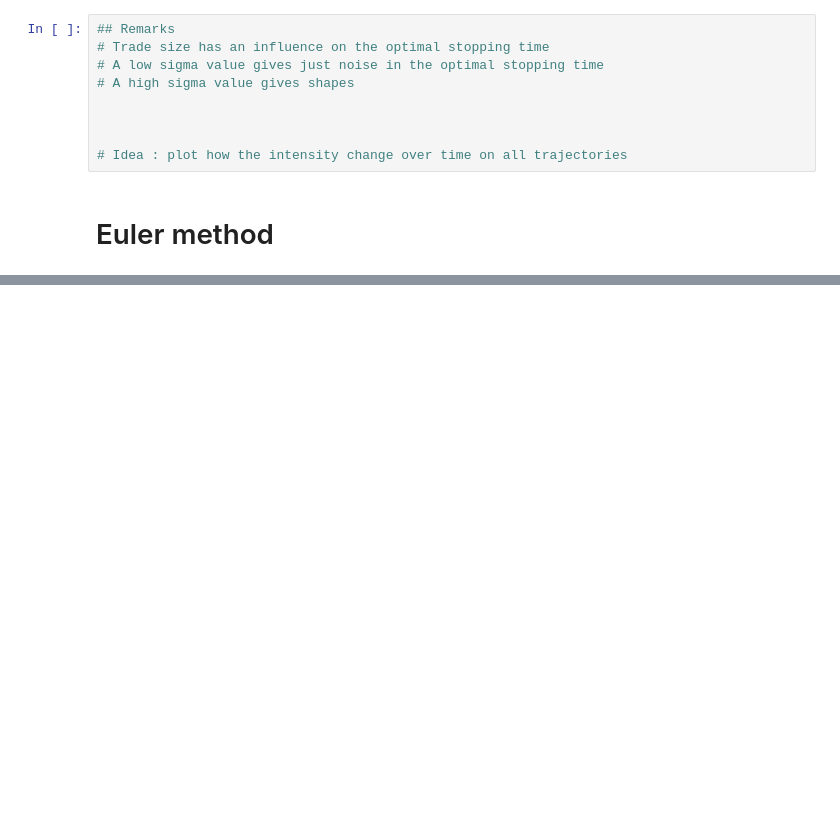
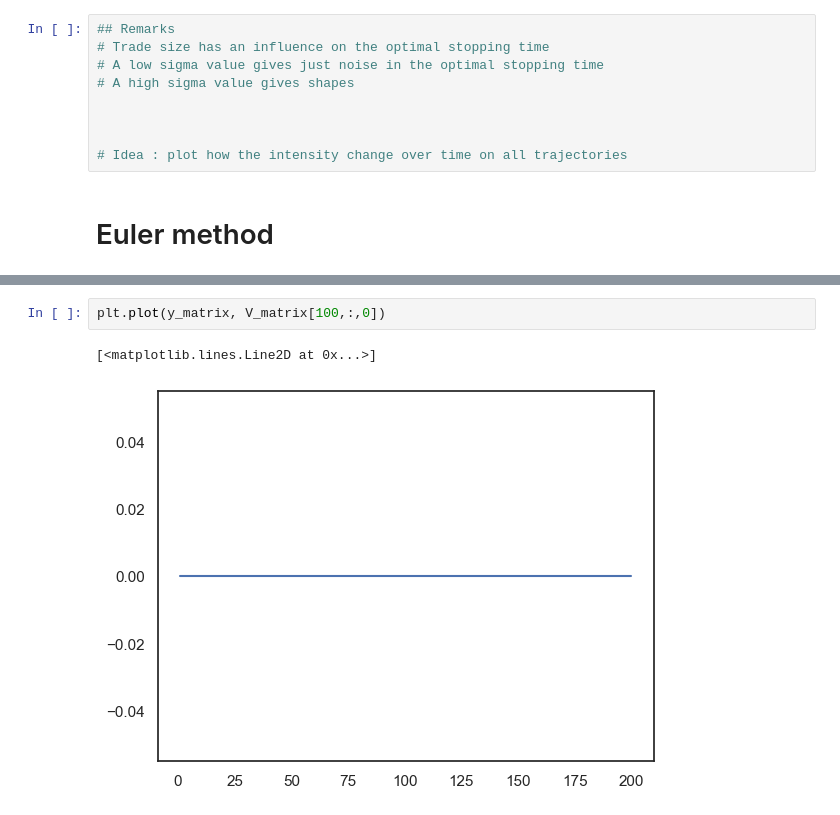
Before and after one commit to sb-bbr/AMM-Optimal-Exit-Time, a Jupyter notebook: Code/AMMSimulation.ipynb, the cells around one changed output, grey strips where cells are left out. Saved outputs shown, nothing was run; the diff lists cells and outputs as text; blank space fills up the shorter version.

```diff
--- a/Code/AMMSimulation.ipynb
+++ b/Code/AMMSimulation.ipynb
@@ -613,0 +651,5 @@ Time: 89
+# %%
+plt.plot(y_matrix, V_matrix[100,:,0])
+# %% [output]
+[<matplotlib.lines.Line2D at 0x...>]
+[figure, added]
```
Also changed, not shown: parts of 4 cells of this notebook, 5 other files.
